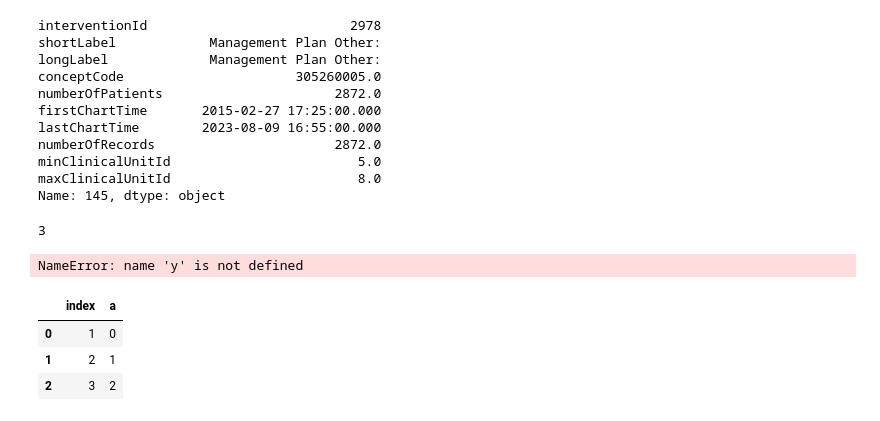
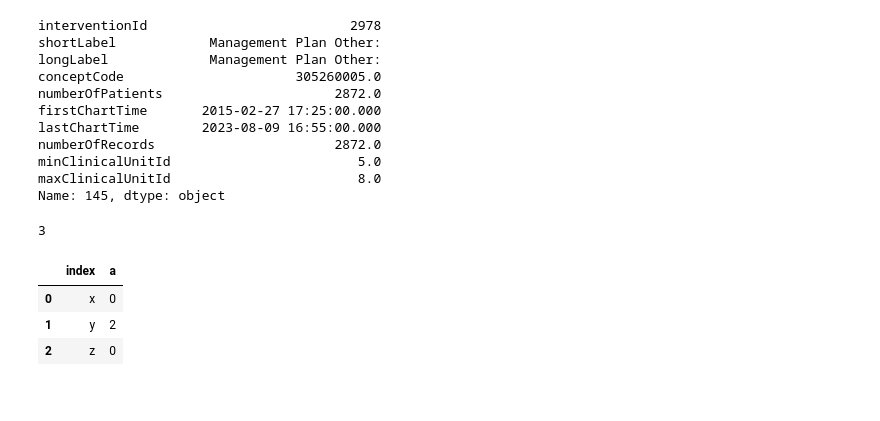
Before and after one commit to UHBristolDataScience/SMARTTDataExtraction, a Jupyter notebook: scripts/mapping_ids.ipynb, the cells around one changed output. Saved outputs shown, nothing was run; the diff lists cells and outputs as text; code cells hidden in the pictures.

```diff
--- a/scripts/mapping_ids.ipynb
+++ b/scripts/mapping_ids.ipynb
@@ -133,17 +133,15 @@ cur = con.cursor()
 cur.execute(f"""
                 UPDATE test
                 SET a = 2
-                WHERE "index" = {y};
+                WHERE "index" = "{q}";
             """)
 con.commit()
 con.close()
-# %% [output]
-NameError: name 'y' is not defined
 # %%
-con = sqlite3.connect('test.db')
+con = sqlite3.connect('test2.db')
 pd.read_sql("SELECT * FROM test", con)
 # %% [output]
 |  | index | a |
-| 0 | 1 | 0 |
-| 1 | 2 | 1 |
-| 2 | 3 | 2 |
+| 0 | x | 0 |
+| 1 | y | 2 |
+| 2 | z | 0 |
```
Also changed, not shown: 1 other file.
